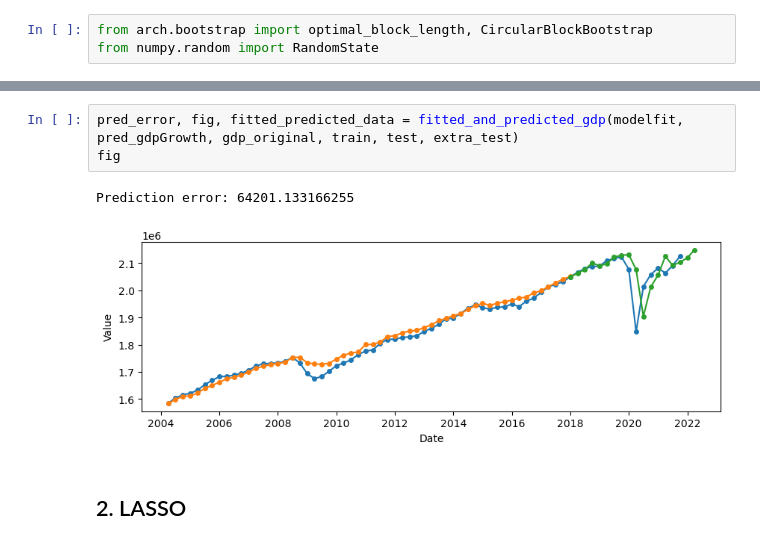
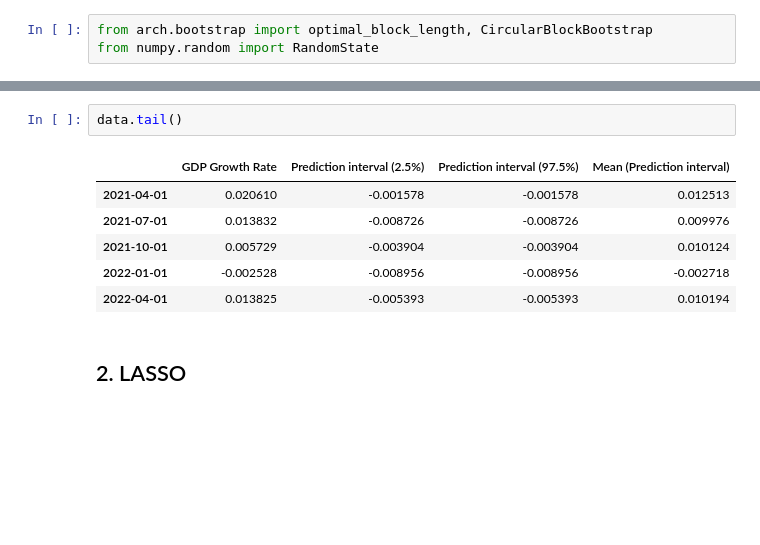
Before and after one commit to ubco-mds-2021-labs/capstone-project-googletrends_capstone, a Jupyter notebook: src/notebooks/gdp_notebook.ipynb, the cells around one changed output, grey strips where cells are left out. Cells and saved outputs as stored; diff of their text form; blank space fills up the shorter version.

```diff
--- a/src/notebooks/gdp_notebook.ipynb
+++ b/src/notebooks/gdp_notebook.ipynb
@@ -1223,9 +1245,12 @@ plot_df(fitted_values, width=12, height=4)
-# %%
-pred_error, fig, fitted_predicted_data = fitted_and_predicted_gdp(modelfit, pred_gdpGrowth, gdp_original, train, test, extra_test)
-fig
-# %% [output]
-Prediction error: 64201.133166255
-[figure, removed]
+# %%
+data.tail()
+# %% [output]
+|  | GDP Growth Rate | Prediction interval (2.5%) | Prediction interval (97.5%) | Mean (Prediction interval) |
+| 2021-04-01 | 0.020610 | -0.001578 | -0.001578 | 0.012513 |
+| 2021-07-01 | 0.013832 | -0.008726 | -0.008726 | 0.009976 |
+| 2021-10-01 | 0.005729 | -0.003904 | -0.003904 | 0.010124 |
+| 2022-01-01 | -0.002528 | -0.008956 | -0.008956 | -0.002718 |
+| 2022-04-01 | 0.013825 | -0.005393 | -0.005393 | 0.010194 |
 # %% [markdown]
 ## 2. LASSO
 # %%
```
Also changed, not shown: parts of 6 cells of this notebook.
